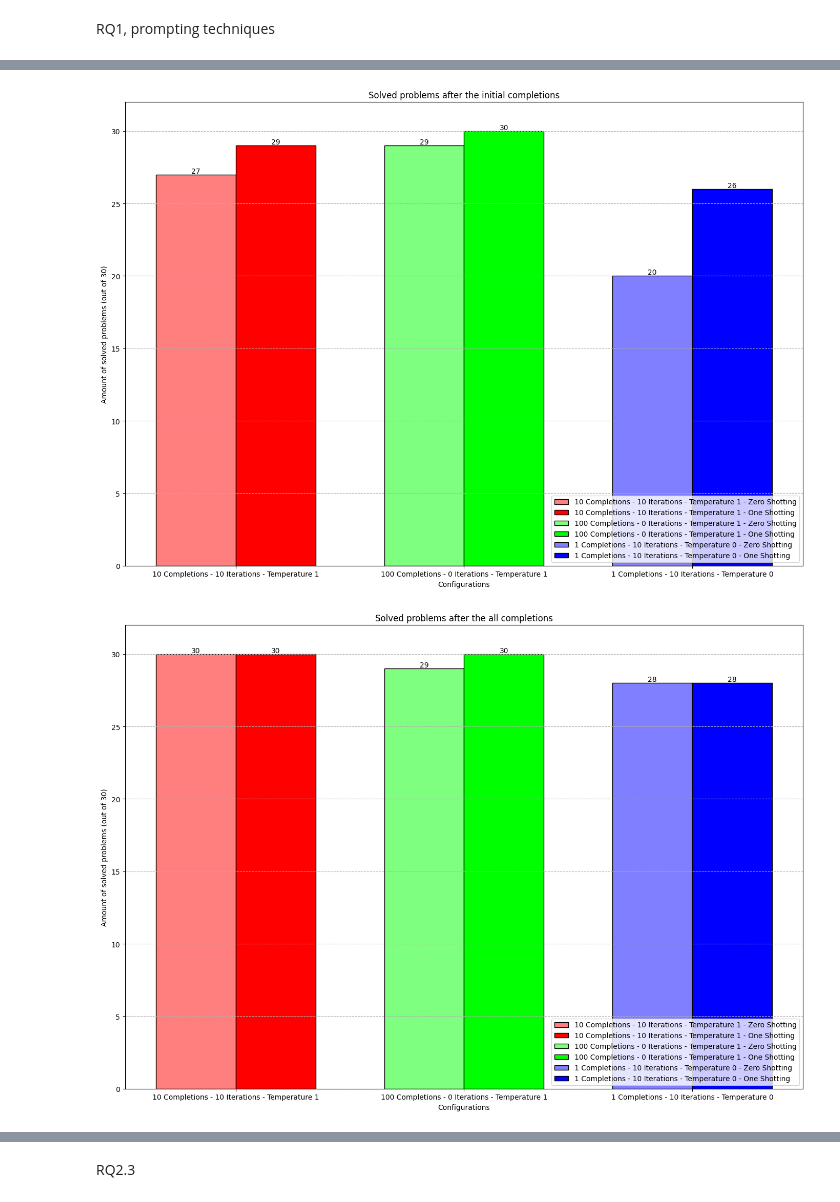
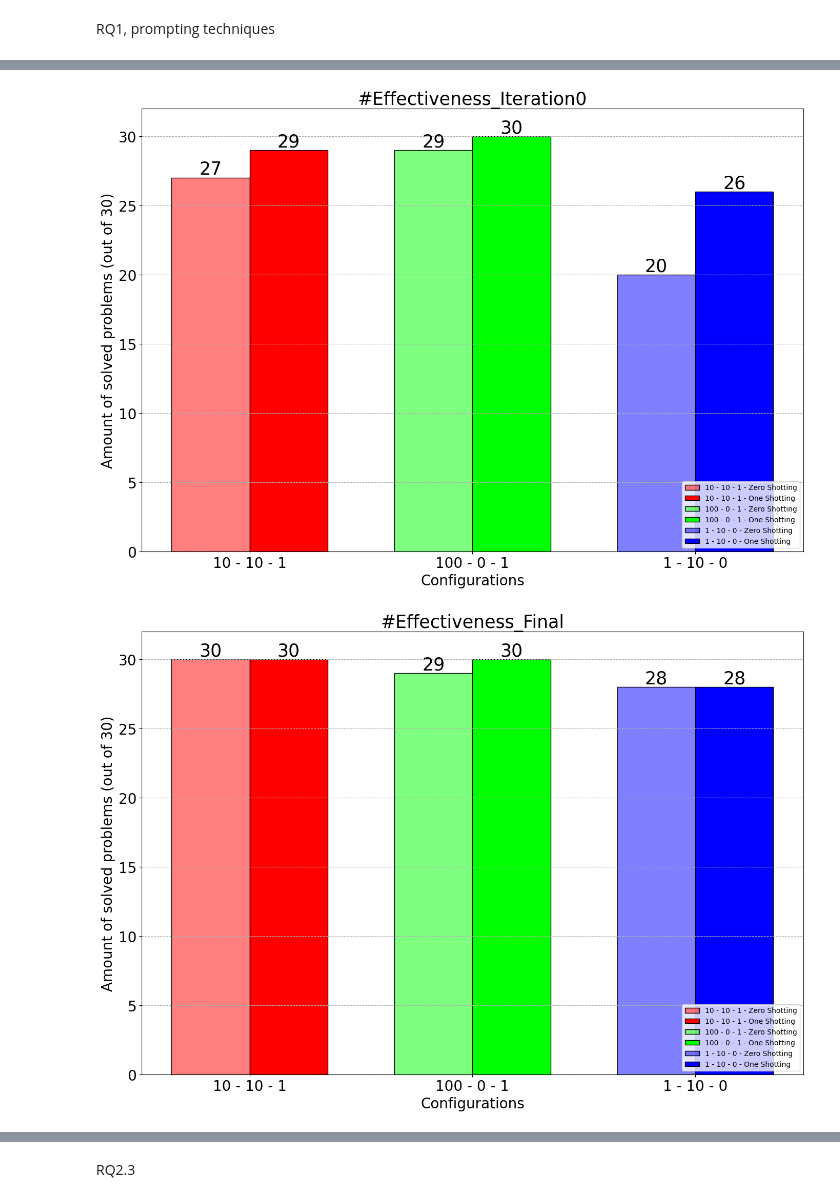
Before and after one commit to ASSERT-KTH/Vecogen, a Jupyter notebook: python_modules/graphs.ipynb, the cells around one changed output, grey strips where cells are left out. Cells and saved outputs as stored; diff of their text form; code cells hidden in the pictures.

Commit message:
Removed images, updated formal spec input

```diff
--- a/python_modules/graphs.ipynb
+++ b/python_modules/graphs.ipynb
@@ -137,19 +137,19 @@ import matplotlib.pyplot as plt
 
 # Data
 data = [
-    'pass after first completion',
-    'pass after initial completions',
-    'pass after iterations',
+    '#Effectiveness_1',
+    '#Effectiveness_Iteration0',
+    '#Effectiveness_Final',
 ]
 
 # Combined Index Dictionary
 index = {
-    '10 Completions - 10 Iterations - Temperature 1 - Zero Shotting': [23, 27, 30],
-    '100 Completions - 0 Iterations - Temperature 1 - Zero Shotting': [23, 29, 29],
-    '1 Completions - 10 Iterations - Temperature 0 - Zero Shotting': [20, 20, 28],
-    '10 Completions - 10 Iterations - Temperature 1 - One Shotting': [24, 29, 30],
-    '100 Completions - 0 Iterations - Temperature 1 - One Shotting': [25, 30, 30],
-    '1 Completions - 10 Iterations - Temperature 0 - One Shotting': [26, 26, 28]
+    '10 - 10 - 1 - Zero Shotting': [23, 27, 30],
+    '100 - 0 - 1 - Zero Shotting': [23, 29, 29],
+    '1 - 10 - 0 - Zero Shotting': [20, 20, 28],
+    '10 - 10 - 1 - One Shotting': [24, 29, 30],
+    '100 - 0 - 1 - One Shotting': [25, 30, 30],
+    '1 - 10 - 0 - One Shotting': [26, 26, 28]
 }
 
 # Create DataFrame
@@ -157,17 +157,18 @@ df = pd.DataFrame(index, index=data)
 
 # Extract configurations and methods
 configurations = [
-    '10 Completions - 10 Iterations - Temperature 1',
-    '100 Completions - 0 Iterations - Temperature 1',
-    '1 Completions - 10 Iterations - Temperature 0'
+    '10 - 10 - 1',
+    '100 - 0 - 1',
+    '1 - 10 - 0'
 ]
+
 methods = ['Zero Shotting', 'One Shotting']
 
 # Color mapping for configurations
 colors = {
-    '10 Completions - 10 Iterations - Temperature 1': (1, 0, 0, 0.5),
-    '100 Completions - 0 Iterations - Temperature 1': (0, 1, 0, 0.5),
-    '1 Completions - 10 Iterations - Temperature 0': (0, 0, 1, 0.5)
+    '10 - 10 - 1': (1, 0, 0, 0.5),
+    '100 - 0 - 1': (0, 1, 0, 0.5),
+    '1 - 10 - 0': (0, 0, 1, 0.5)
 }
 
 # Define plotting function
@@ -186,8 +187,8 @@ def plot_data(category_data, title, filename):
         bars1 = ax.bar(x[i] - width/2, zero_shot_val, width, label=f'{config} - Zero Shotting', edgecolor='black', color=colors[config])
         bars2 = ax.bar(x[i] + width/2, one_shot_val, width, label=f'{config} - One Shotting', edgecolor='black', color=colors[config], alpha=1)
 
-        ax.text(x[i] - width/2, zero_shot_val, f'{zero_shot_val}', ha='center', va='bottom', fontsize=10)
-        ax.text(x[i] + width/2, one_shot_val, f'{one_shot_val}', ha='center', va='bottom', fontsize=10)
+        ax.text(x[i] - width/2, zero_shot_val, f'{zero_shot_val}', ha='center', va='bottom', fontsize=25)
+        ax.text(x[i] + width/2, one_shot_val, f'{one_shot_val}', ha='center', va='bottom', fontsize=25)
 
     # Add some text for labels, title and custom x-axis tick labels, etc.
     ax.set_xlabel('Configurations')
@@ -199,6 +200,13 @@ def plot_data(category_data, title, filename):
     ax.grid(axis='y', linestyle='--')
     ax.set_ylim(0, 32)
 
+    # Set the axes font size to large
+    plt.xticks(fontsize=20)
+    plt.yticks(fontsize=20)
+    plt.title(title, fontsize=25)
+    plt.ylabel('Amount of solved problems (out of 30)', fontsize=20)
+    plt.xlabel('Configurations', fontsize=20)
+
     # Show the plot
     plt.tight_layout()
     plt.show()
@@ -207,8 +215,9 @@ def plot_data(category_data, title, filename):
     fig.savefig(filename)
 
 # Plot each category
+
 for category, title, filename in zip(data,
-                                     ['Solved problems after the first code sample generated', 'Solved problems after the initial completions', 'Solved problems after the all completions'],
+                                     ['#Effectiveness_1', '#Effectiveness_Iteration0', '#Effectiveness_Final'],
                                      ['../figures/pass_after_first_completion.png', '../figures/pass_after_initial_completions.png', '../figures/pass_after_iterations.png']):
     category_data = df.loc[category]
     plot_data(category_data, title, filename)
@@ -217,5 +226,5 @@ for category, title, filename in zip(data,
-[figure, old version]
+[figure, new version]
-[figure, old version]
+[figure, new version]
 # %%
 import numpy as np
 import pandas as pd
```
Also changed, not shown: parts of 5 cells of this notebook, 26 other files.
